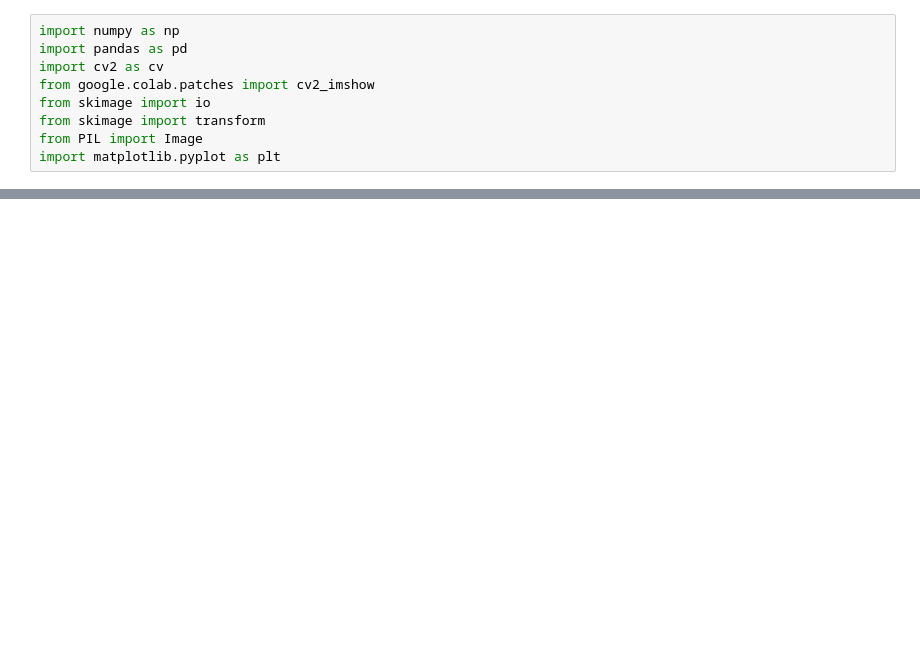
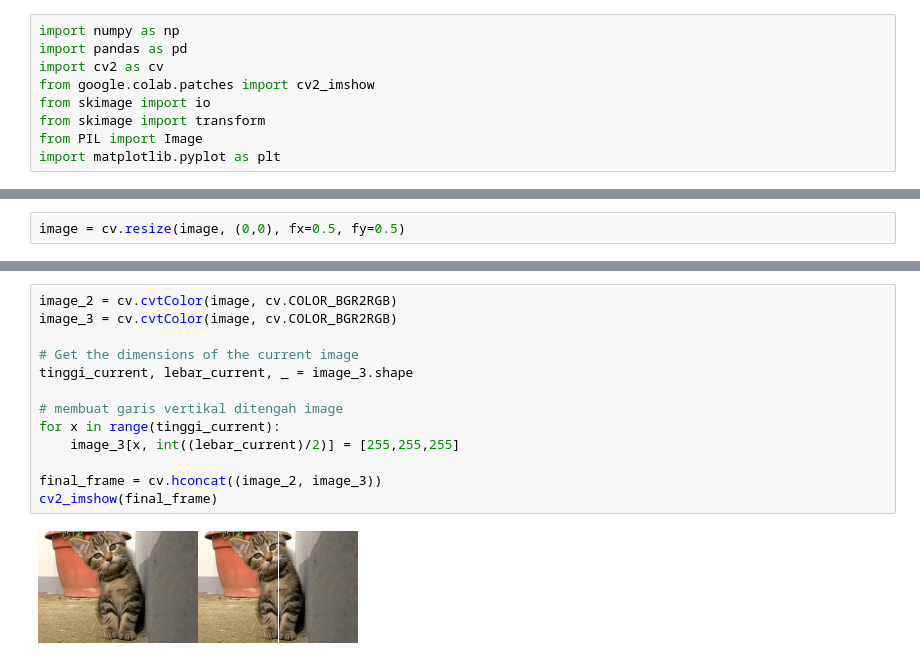
Before and after one commit to febriansyahadin/PCVK_Ganjil_2025, a Jupyter notebook: week1.ipynb, the cells around one changed output, grey strips where cells are left out. Cells and saved outputs as stored; diff of their text form; blank space fills up the shorter version.

```diff
--- a/week1.ipynb
+++ b/week1.ipynb
@@ -21,0 +68,2 @@ cv2_imshow(image_2)
+# %%
+image = cv.resize(image, (0,0), fx=0.5, fy=0.5)
@@ -21,0 +95,15 @@ cv2_imshow(image_2)
+# %%
+image_2 = cv.cvtColor(image, cv.COLOR_BGR2RGB)
+image_3 = cv.cvtColor(image, cv.COLOR_BGR2RGB)
+
+# Get the dimensions of the current image
+tinggi_current, lebar_current, _ = image_3.shape
+
+# membuat garis vertikal ditengah image
+for x in range(tinggi_current):
+    image_3[x, int((lebar_current)/2)] = [255,255,255]
+
+final_frame = cv.hconcat((image_2, image_3))
+cv2_imshow(final_frame)
+# %% [output]
+[figure, added]
```
Also changed, not shown: parts of 24 cells of this notebook.
